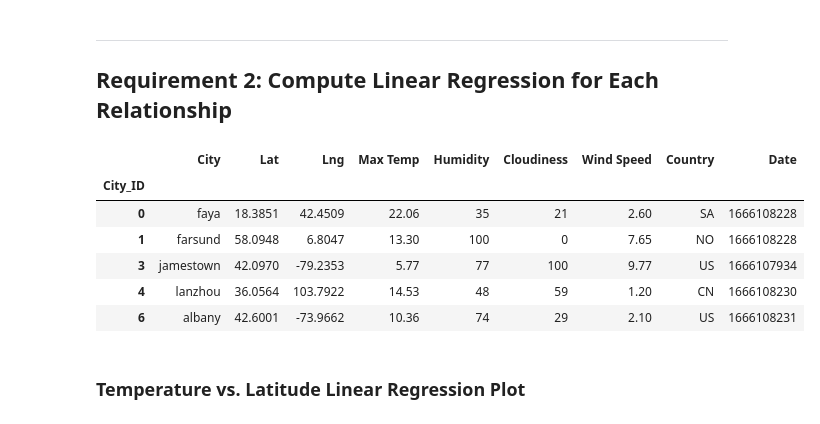
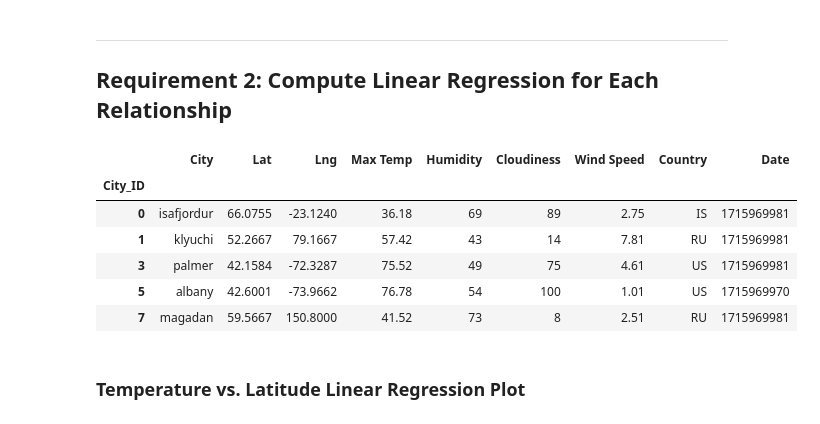
Before and after one commit to mattcat1221/World_Weather_Analysis, a Jupyter notebook: WeatherPy.ipynb, the cells around one changed output. Drawn from its saved outputs; the diff is of its cells as text; code cells hidden in the pictures.

```diff
--- a/WeatherPy.ipynb
+++ b/WeatherPy.ipynb
@@ -293,16 +265,16 @@ print(f"R^2 Value: {r2_value}")
 # %%
 # Create a DataFrame with the Northern Hemisphere data (Latitude >= 0)
-\
+northern_hemi_df = city_data_df[city_data_df.Lat>=0]
 
 # Display sample data
 northern_hemi_df.head()
 # %% [output]
 |  | City | Lat | Lng | Max Temp | Humidity | Cloudiness | Wind Speed | Country | Date |
 | City_ID |  |  |  |  |  |  |  |  |  |
-| 0 | faya | 18.3851 | 42.4509 | 22.06 | 35 | 21 | 2.60 | SA | 1666108228 |
-| 1 | farsund | 58.0948 | 6.8047 | 13.30 | 100 | 0 | 7.65 | NO | 1666108228 |
-| 3 | jamestown | 42.0970 | -79.2353 | 5.77 | 77 | 100 | 9.77 | US | 1666107934 |
-| 4 | lanzhou | 36.0564 | 103.7922 | 14.53 | 48 | 59 | 1.20 | CN | 1666108230 |
-| 6 | albany | 42.6001 | -73.9662 | 10.36 | 74 | 29 | 2.10 | US | 1666108231 |
+| 0 | isafjordur | 66.0755 | -23.1240 | 36.18 | 69 | 89 | 2.75 | IS | 1715969981 |
+| 1 | klyuchi | 52.2667 | 79.1667 | 57.42 | 43 | 14 | 7.81 | RU | 1715969981 |
+| 3 | palmer | 42.1584 | -72.3287 | 75.52 | 49 | 75 | 4.61 | US | 1715969981 |
+| 5 | albany | 42.6001 | -73.9662 | 76.78 | 54 | 100 | 1.01 | US | 1715969970 |
+| 7 | magadan | 59.5667 | 150.8000 | 41.52 | 73 | 8 | 2.51 | RU | 1715969981 |
 # %% [markdown]
 ###  Temperature vs. Latitude Linear Regression Plot
```
Also changed, not shown: parts of 33 cells of this notebook, 12 other files.
